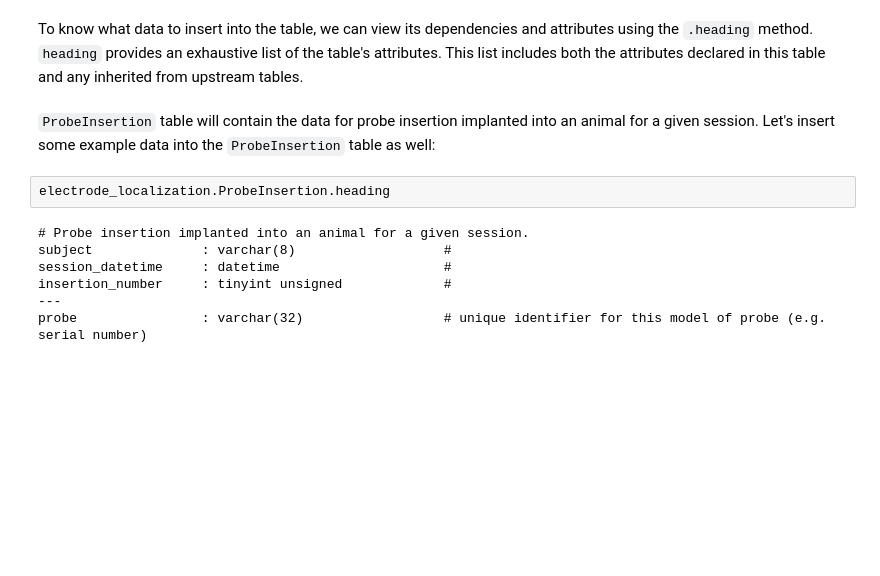
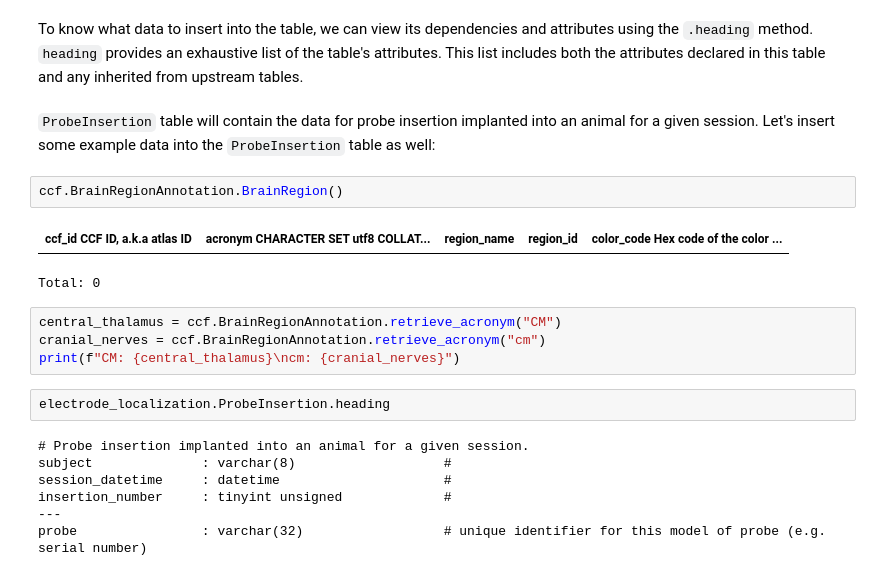
Before and after one commit to isabella232/element-electrode-localization, a Jupyter notebook: notebooks/tutorial.ipynb, the cells around one changed output. Drawn from its saved outputs; the diff is of its cells as text; blank space fills up the shorter version.

```diff
--- a/notebooks/tutorial.ipynb
+++ b/notebooks/tutorial.ipynb
@@ -126,6 +123,15 @@ Total: 2
 To know what data to insert into the table, we can view its dependencies and attributes using the `.heading` method. `heading` provides an exhaustive list of the table's attributes. This list includes both the attributes declared in this table and any inherited from upstream tables.
 # %% [markdown]
 `ProbeInsertion` table will contain the data for probe insertion implanted into an animal for a given session. Let's insert some example data into the `ProbeInsertion` table as well:
+# %%
+ccf.BrainRegionAnnotation.BrainRegion()
+# %% [output]
+| ccf_id CCF ID, a.k.a atlas ID | acronym CHARACTER SET utf8 COLLAT... | region_name | region_id | color_code Hex code of the color ... |
+Total: 0
+# %%
+central_thalamus = ccf.BrainRegionAnnotation.retrieve_acronym("CM")
+cranial_nerves = ccf.BrainRegionAnnotation.retrieve_acronym("cm")
+print(f"CM: {central_thalamus}\ncm: {cranial_nerves}")
 # %%
 electrode_localization.ProbeInsertion.heading
 # %% [output]
```
Also changed, not shown: parts of 4 cells of this notebook, 3 other files.
